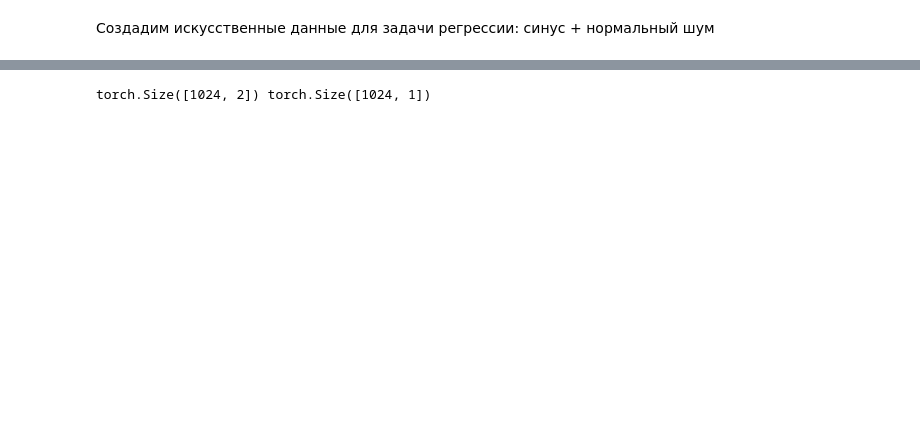
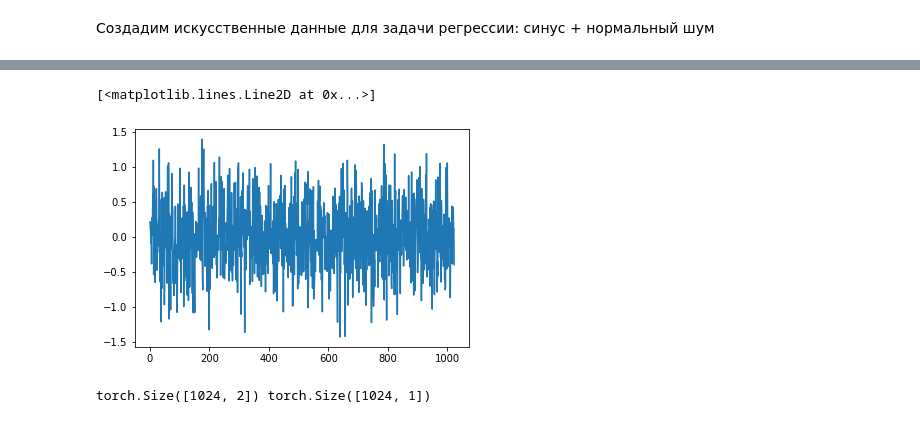
Before and after one commit to levhojoyan/Sirius2021, a Jupyter notebook: NeuralWithWeights.ipynb, the cells around one changed output, grey strips where cells are left out. Saved outputs shown, nothing was run; the diff lists cells and outputs as text; code cells hidden in the pictures; blank space fills up the shorter version.

```diff
--- a/NeuralWithWeights.ipynb
+++ b/NeuralWithWeights.ipynb
@@ -51,3 +52,8 @@ plt.show()
+# %%
+plt.plot(noise_s)
+# %% [output]
+[<matplotlib.lines.Line2D at 0x...>]
+[figure, added]
 # %%
 class RandomDataset(torch.utils.data.Dataset):
     """Our random dataset"""
```
Also changed, not shown: parts of 17 cells of this notebook.
